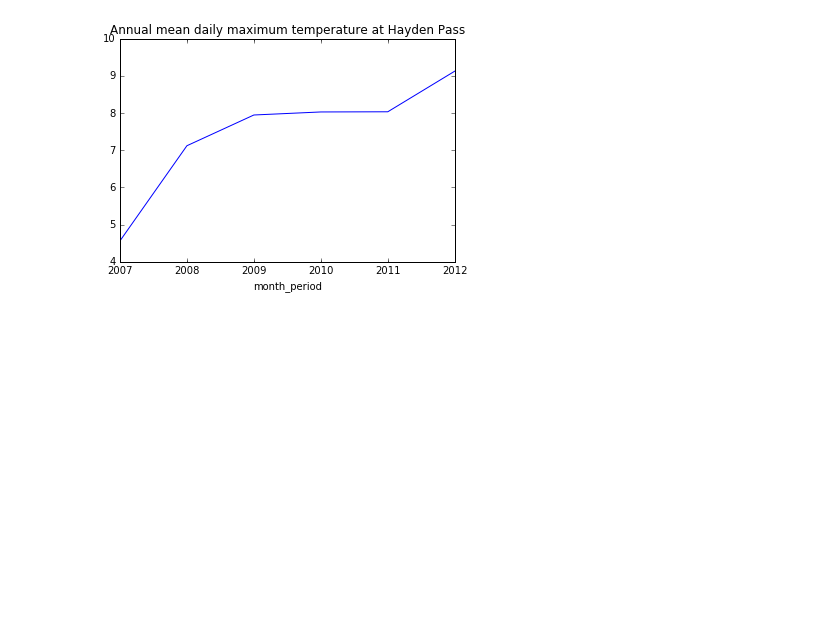
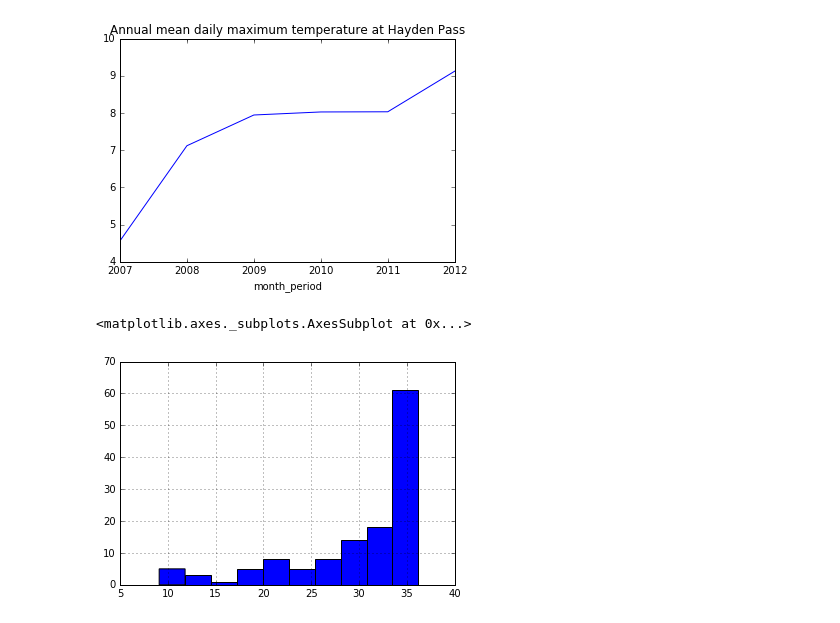
Before and after one commit to filga/ML_Sandbox, a Jupyter notebook: NCDC_Ulmo/NCDC_Ulmo.ipynb, the cells around one changed output. Saved outputs shown, nothing was run; the diff lists cells and outputs as text; code cells hidden in the pictures; blank space fills up the shorter version.

Commit message:
Added histogram of the average wind speed.

```diff
--- a/NCDC_Ulmo/NCDC_Ulmo.ipynb
+++ b/NCDC_Ulmo/NCDC_Ulmo.ipynb
@@ -125 +127,6 @@ use .resample(...).mean() instead of .resample(...)
+# %%
+awnd.value.hist()
+# %% [output]
+<matplotlib.axes._subplots.AxesSubplot at 0x...>
+[figure, added]
 # %%
```
Also changed, not shown: parts of 3 cells of this notebook.
